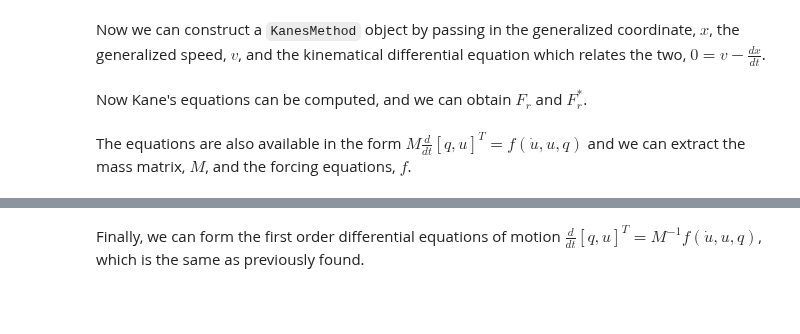
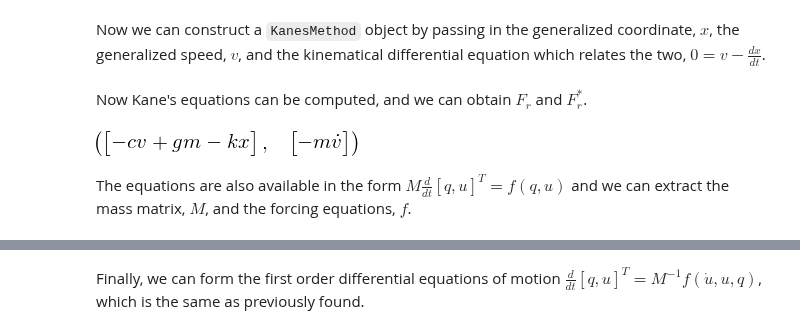
Before and after one commit to pydy/pydy, a Jupyter notebook: examples/mass_spring_damper/mass_spring_damper.ipynb, the cells around one changed output, grey strips where cells are left out. Drawn from its saved outputs; the diff is of its cells as text; code cells hidden in the pictures; blank space fills up the shorter version.

```diff
--- a/examples/mass_spring_damper/mass_spring_damper.ipynb
+++ b/examples/mass_spring_damper/mass_spring_damper.ipynb
@@ -78,10 +88,11 @@ kane = me.KanesMethod(ceiling, q_ind=[x], u_ind=[v], kd_eqs=[v - x.diff(t)])
 Now Kane's equations can be computed, and we can obtain $F_r$ and $F_r^*$.
 # %%
 fr, frstar = kane.kanes_equations([(P, forces)], [mass])
-print fr
-print frstar
+fr, frstar
+# %% [output]
+[figure, added]
 # %% [markdown]
-The equations are also available in the form $M\frac{d}{dt}[q,u]^T=f(\dot{u}, u, q)$ and we can extract the mass matrix, $M$, and the forcing equations, $f$.
+The equations are also available in the form $M\frac{d}{dt}[q,u]^T=f(q, u)$ and we can extract the mass matrix, $M$, and the forcing equations, $f$.
 # %%
 M = kane.mass_matrix_full
 f = kane.forcing_full
```
Also changed, not shown: parts of 26 cells of this notebook.
